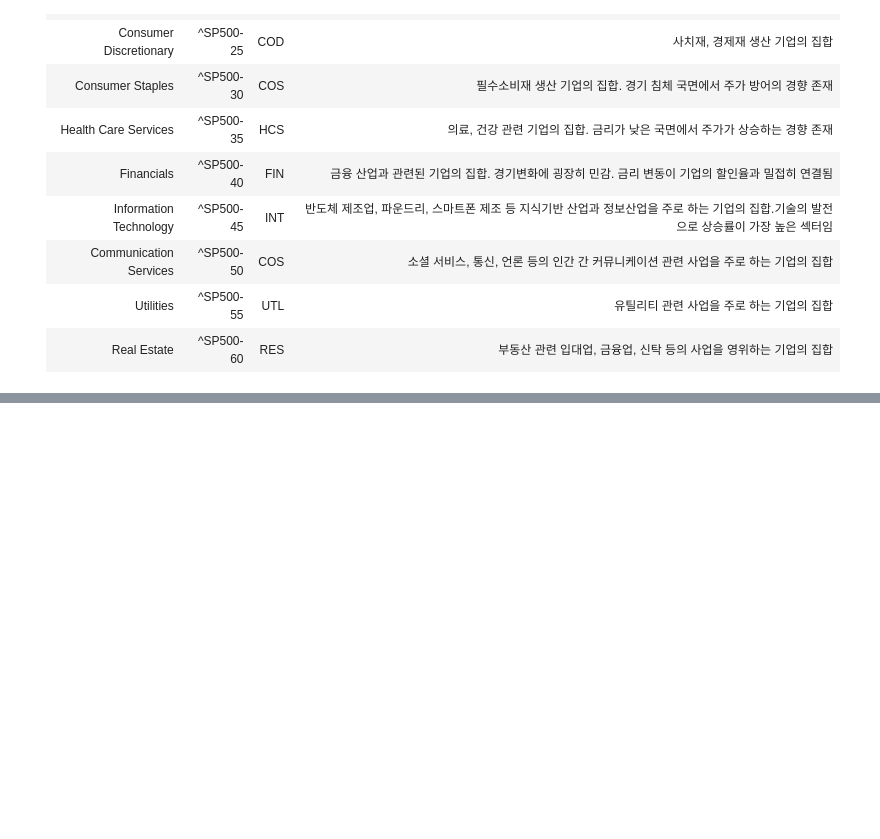
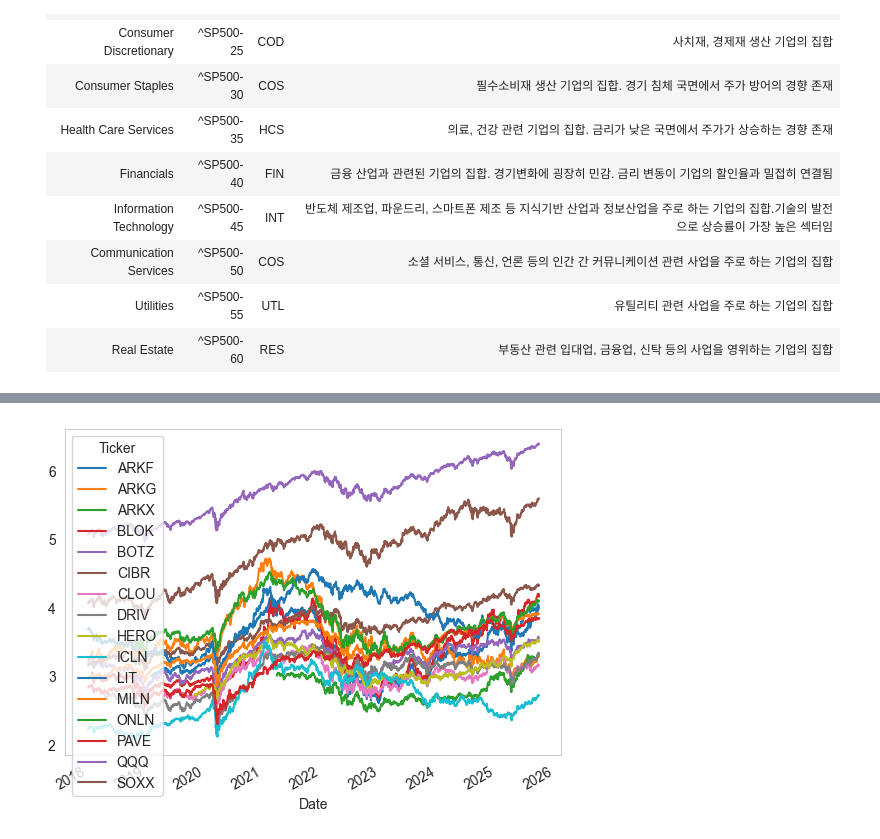
Before and after one commit to Tommylee1013/QuantitativeManagement, a Jupyter notebook: Notebook/02 Financials, GICS Sectors/03 Sectors and Industry.ipynb, the cells around one changed output, grey strips where cells are left out. Saved outputs shown, nothing was run; the diff lists cells and outputs as text; code cells hidden in the pictures; blank space fills up the shorter version.

```diff
--- a/Notebook/02 Financials, GICS Sectors/03 Sectors and Industry.ipynb
+++ b/Notebook/02 Financials, GICS Sectors/03 Sectors and Industry.ipynb
@@ -32,0 +174,33 @@ import pandas as pd
+# %%
+theme_tickers = [
+    "QQQ",    # Technology / Innovation
+    "BOTZ",   # Artificial Intelligence
+    "CLOU",   # Cloud Computing
+    "CIBR",   # Cybersecurity
+    "SOXX",   # Semiconductor
+    "ICLN",   # Clean Energy
+    "DRIV",   # Electric Vehicles (EV)
+    "ARKG",   # Genomics / Biotech
+    "ARKX",   # Space Exploration
+    "ARKF",   # FinTech
+    "BLOK",   # Blockchain / Crypto
+    "ONLN",   # e-Commerce
+    "HERO",   # Gaming & eSports
+    "PAVE",   # Infrastructure
+    "LIT",    # Lithium & Battery Tech
+    "MILN"    # Gen Z / Millennial Consumption
+]
+# %%
+theme_data = yf.download(
+    theme_tickers,
+    start='2018-01-01',
+    progress = False,
+    interval = '1d',
+    multi_level_index=False,
+    auto_adjust = False
+)['Close']
+# %%
+np.log(theme_data).plot(grid = False)
+plt.show()
+# %% [output]
+[figure, added]
```
Also changed, not shown: parts of 8 cells of this notebook, 1 other file.
